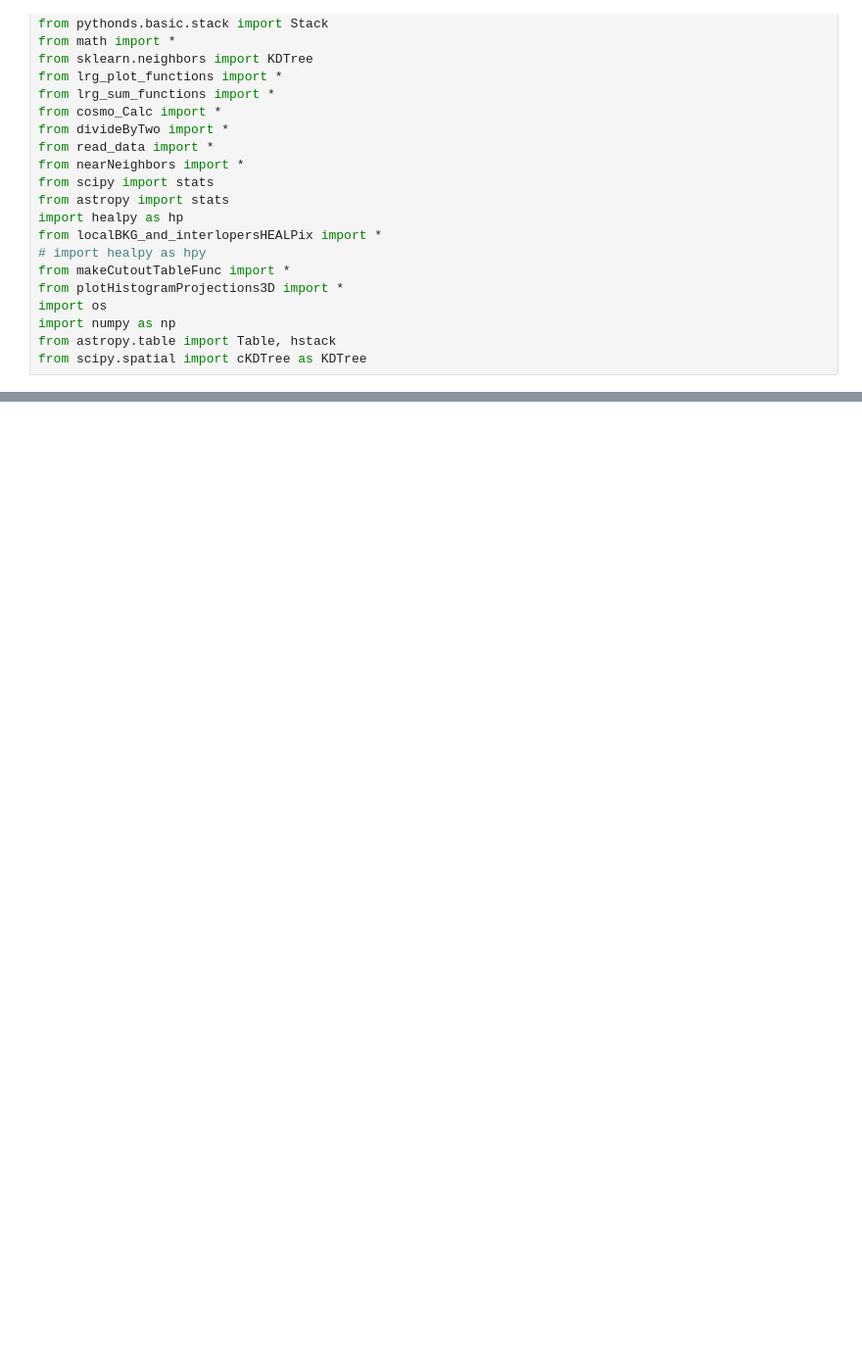
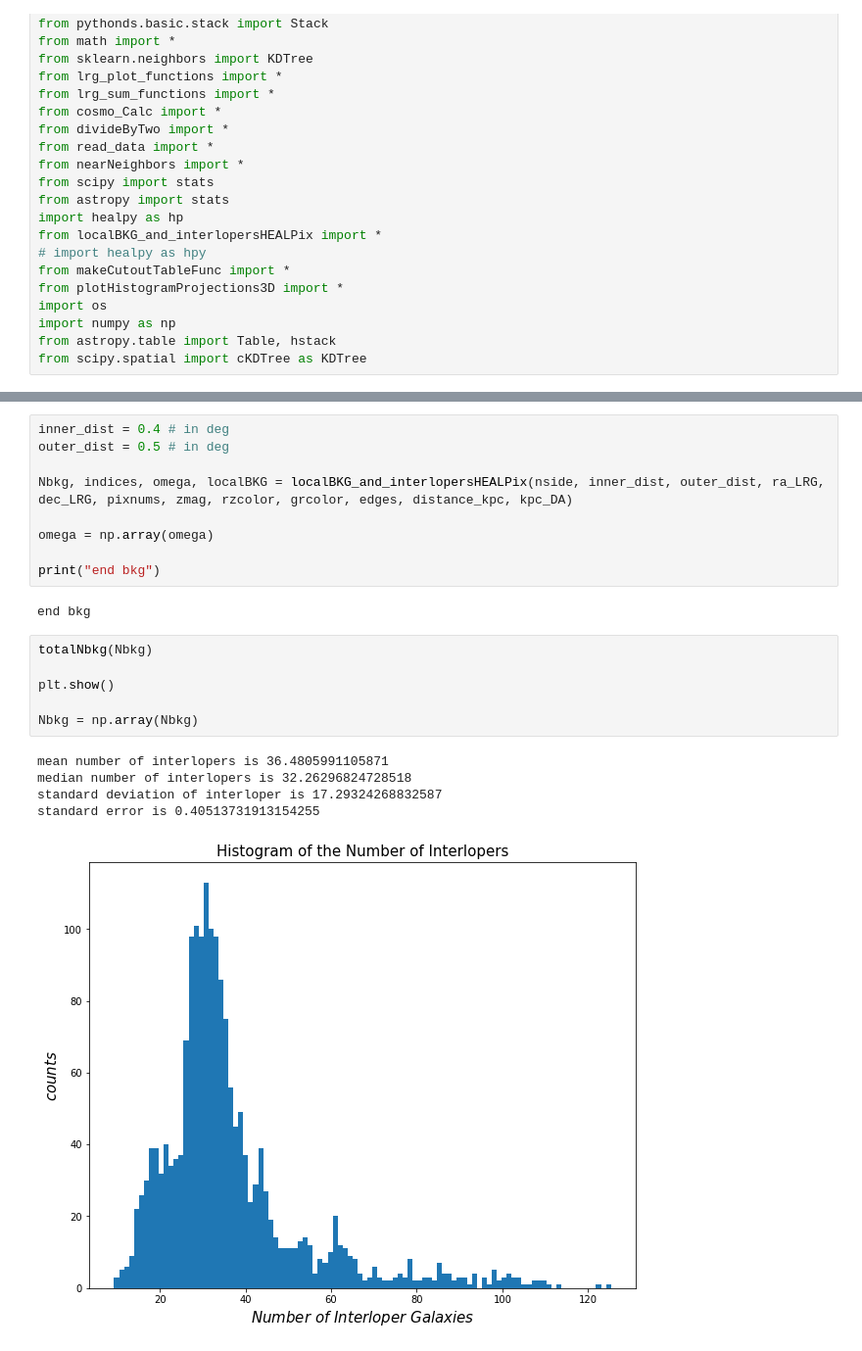
Before and after one commit to metownsend/LRG-Sats, a Jupyter notebook: lrg_masses.ipynb, the cells around one changed output, grey strips where cells are left out. Shown: that part at 98% size. Drawn from its saved outputs; the diff is of its cells as text; blank space fills up the shorter version.

```diff
--- a/lrg_masses.ipynb
+++ b/lrg_masses.ipynb
@@ -275,0 +367,23 @@ plt.show()
+# %%
+inner_dist = 0.4 # in deg
+outer_dist = 0.5 # in deg
+
+Nbkg, indices, omega, localBKG = localBKG_and_interlopersHEALPix(nside, inner_dist, outer_dist, ra_LRG, dec_LRG, pixnums, zmag, rzcolor, grcolor, edges, distance_kpc, kpc_DA)
+
+omega = np.array(omega)
+
+print("end bkg")
+# %% [output]
+end bkg
+# %%
+totalNbkg(Nbkg)
+
+plt.show()
+
+Nbkg = np.array(Nbkg)
+# %% [output]
+mean number of interlopers is 36.4805991105871
+median number of interlopers is 32.26296824728518
+standard deviation of interloper is 17.29324268832587
+standard error is 0.40513731913154255
+[figure, added]
```
Also changed, not shown: parts of 26 cells of this notebook, 3 other files.
